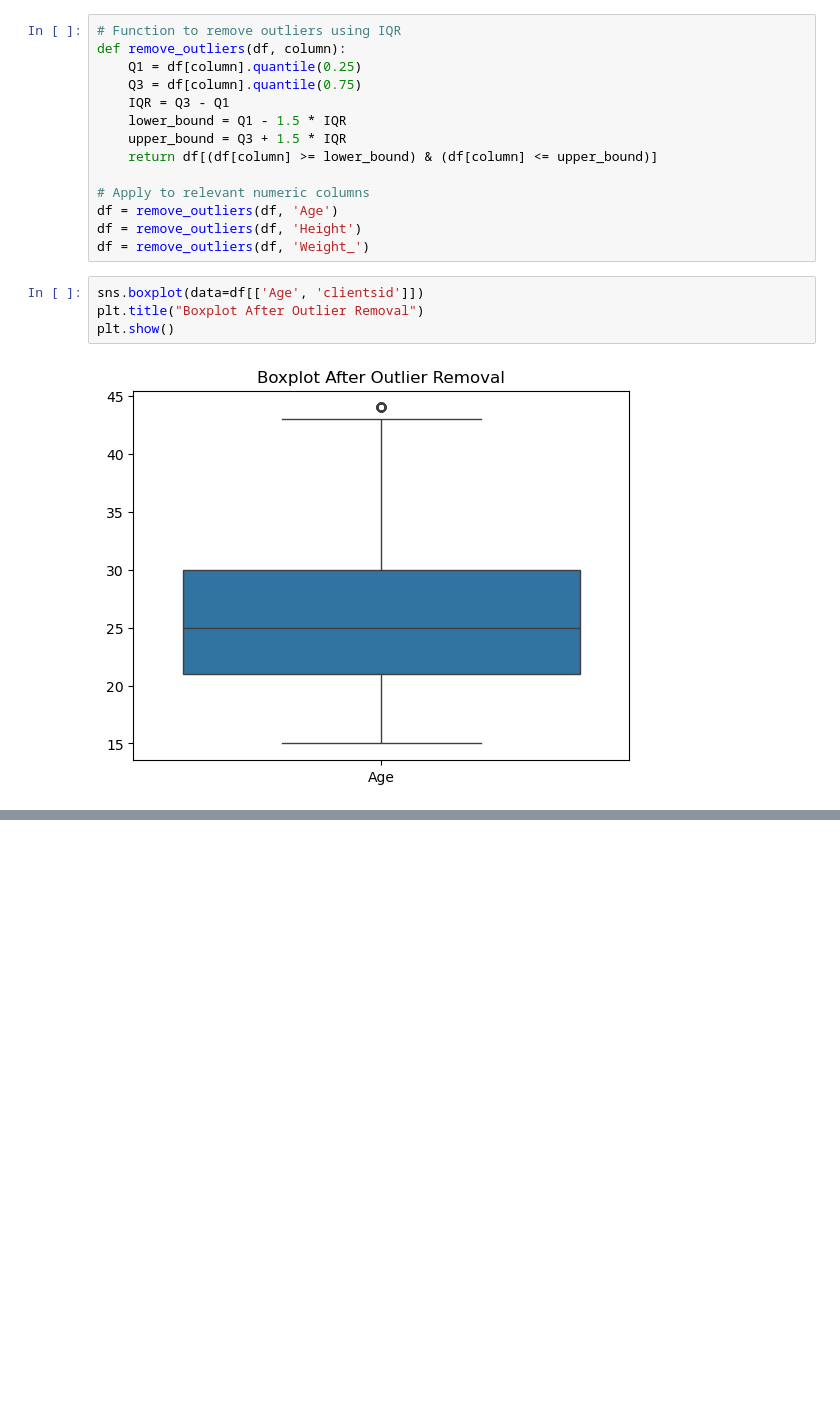
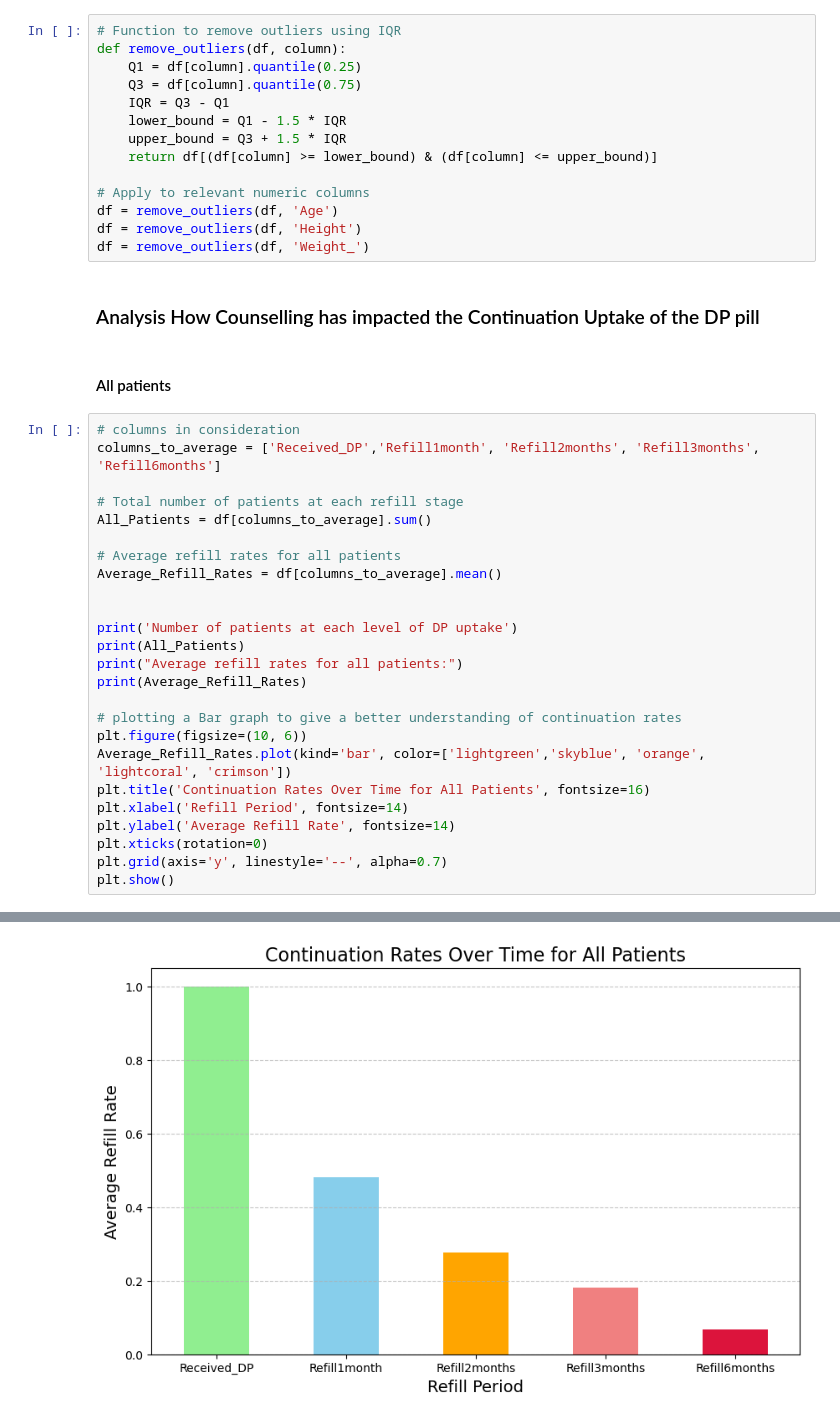
Before and after one commit to xamwango/DP-Uptake-Analysis, a Jupyter notebook: DP Uptake Analysis.ipynb, the cells around one changed output, grey strips where cells are left out. Cells and saved outputs as stored; diff of their text form; blank space fills up the shorter version.

Commit message:
Analysing data to identify patterns and trends for the DP Uptake continuation rate

```diff
--- a/DP Uptake Analysis.ipynb
+++ b/DP Uptake Analysis.ipynb
@@ -130,9 +129,33 @@ def remove_outliers(df, column):
 df = remove_outliers(df, 'Age')
 df = remove_outliers(df, 'Height')
 df = remove_outliers(df, 'Weight_')
-# %%
-sns.boxplot(data=df[['Age', 'clientsid']])
-plt.title("Boxplot After Outlier Removal")
-plt.show()
-# %% [output]
-[figure, removed]
+# %% [markdown]
+### Analysis How Counselling has impacted the Continuation Uptake of the DP pill
+# %% [markdown]
+#### All patients
+# %%
+# columns in consideration
+columns_to_average = ['Received_DP','Refill1month', 'Refill2months', 'Refill3months', 'Refill6months']
+
+# Total number of patients at each refill stage
+All_Patients = df[columns_to_average].sum()
+
+# Average refill rates for all patients
+Average_Refill_Rates = df[columns_to_average].mean()
+
+
+print('Number of patients at each level of DP uptake')
+print(All_Patients)
+print("Average refill rates for all patients:")
+print(Average_Refill_Rates)
+
+# plotting a Bar graph to give a better understanding of continuation rates
+plt.figure(figsize=(10, 6))
+Average_Refill_Rates.plot(kind='bar', color=['lightgreen','skyblue', 'orange', 'lightcoral', 'crimson'])
+plt.title('Continuation Rates Over Time for All Patients', fontsize=16)
+plt.xlabel('Refill Period', fontsize=14)
+plt.ylabel('Average Refill Rate', fontsize=14)
+plt.xticks(rotation=0)
+plt.grid(axis='y', linestyle='--', alpha=0.7)
+plt.show()
+# %% [output]
@@ -138,0 +176 @@ plt.show()
+[figure, added]
```
Also changed, not shown: parts of 10 cells of this notebook.
